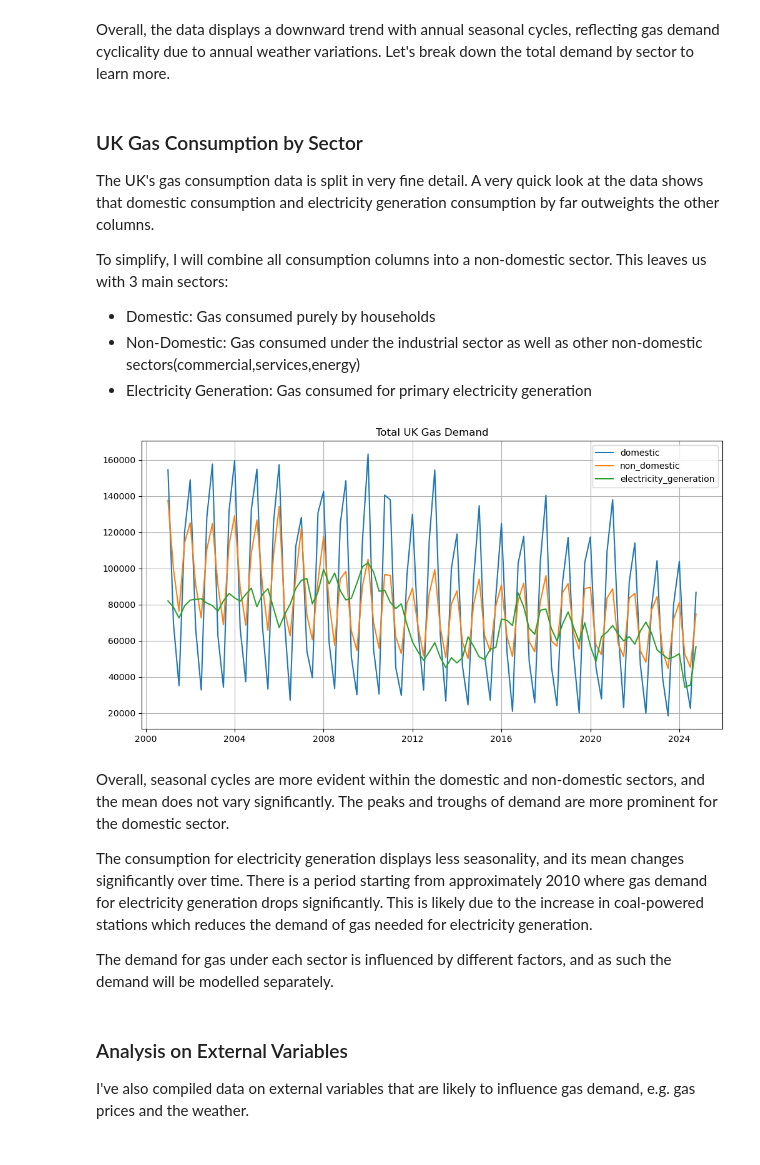
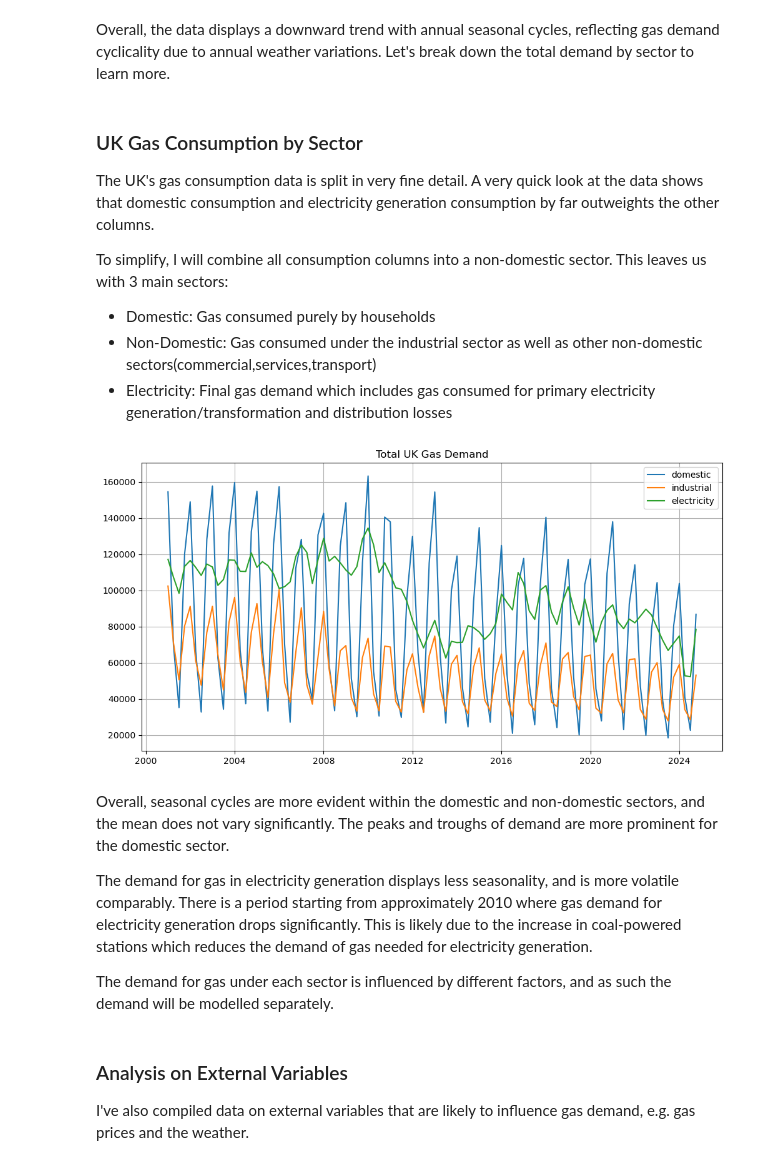
Before and after one commit to 11bho11/UK_Gas_Demand_Modelling, a Jupyter notebook: forecast.ipynb, the cells around one changed output. Saved outputs shown, nothing was run; the diff lists cells and outputs as text; code cells hidden in the pictures.

```diff
--- a/forecast.ipynb
+++ b/forecast.ipynb
@@ -32,7 +34,7 @@ The data obtained includes:
 ### Read and Inspect data
 # %%
 # Read CSV file
-df = pd.read_csv('data.csv')
+df = pd.read_csv('gas_data.csv')
 
 # Inspect data
 display(df.shape)
@@ -119,22 +109,21 @@ The UK's gas consumption data is split in very fine detail. A very quick look at
 
 To simplify, I will combine all consumption columns into a non-domestic sector. This leaves us with 3 main sectors:
 - Domestic: Gas consumed purely by households
-- Non-Domestic: Gas consumed under the industrial sector as well as other non-domestic sectors(commercial,services,energy)
-- Electricity Generation: Gas consumed for primary electricity generation
+- Non-Domestic: Gas consumed under the industrial sector as well as other non-domestic sectors(commercial,services,transport)
+- Electricity: Final gas demand which includes gas consumed for primary electricity generation/transformation and distribution losses
 # %%
-df['non_domestic'] = df['industrial'] + df['lng_own_use'] + df['operator_own_use'] + df['others'] + df['producer_own_use'] + df['storage_own_use'] +df['services']
 fig, ax = plt.subplots(figsize=(12,6))
-for i in ['domestic','non_domestic','electricity_generation']:
+for i in ['domestic','industrial','electricity']:
     ax.plot(df['date'], df[i], label=i)
 ax.legend()
 ax.set_title('Total UK Gas Demand')
 ax.grid(True)
 # %% [output]
-[figure, old version]
+[figure, new version]
 # %% [markdown]
 Overall, seasonal cycles are more evident within the domestic and non-domestic sectors, and the mean does not vary significantly. The peaks and troughs of demand are more prominent for the domestic sector.
 
-The consumption for electricity generation displays less seasonality, and its mean changes significantly over time. There is a period starting from approximately 2010 where gas demand for electricity generation drops significantly. This is likely due to the increase in coal-powered stations which reduces the demand of gas needed for electricity generation.
+The demand for gas in electricity generation displays less seasonality, and is more volatile comparably. There is a period starting from approximately 2010 where gas demand for electricity generation drops significantly. This is likely due to the increase in coal-powered stations which reduces the demand of gas needed for electricity generation.
 
 The demand for gas under each sector is influenced by different factors, and as such the demand will be modelled separately.
 # %% [markdown]
```
Also changed, not shown: parts of 21 cells of this notebook, 7 other files.
